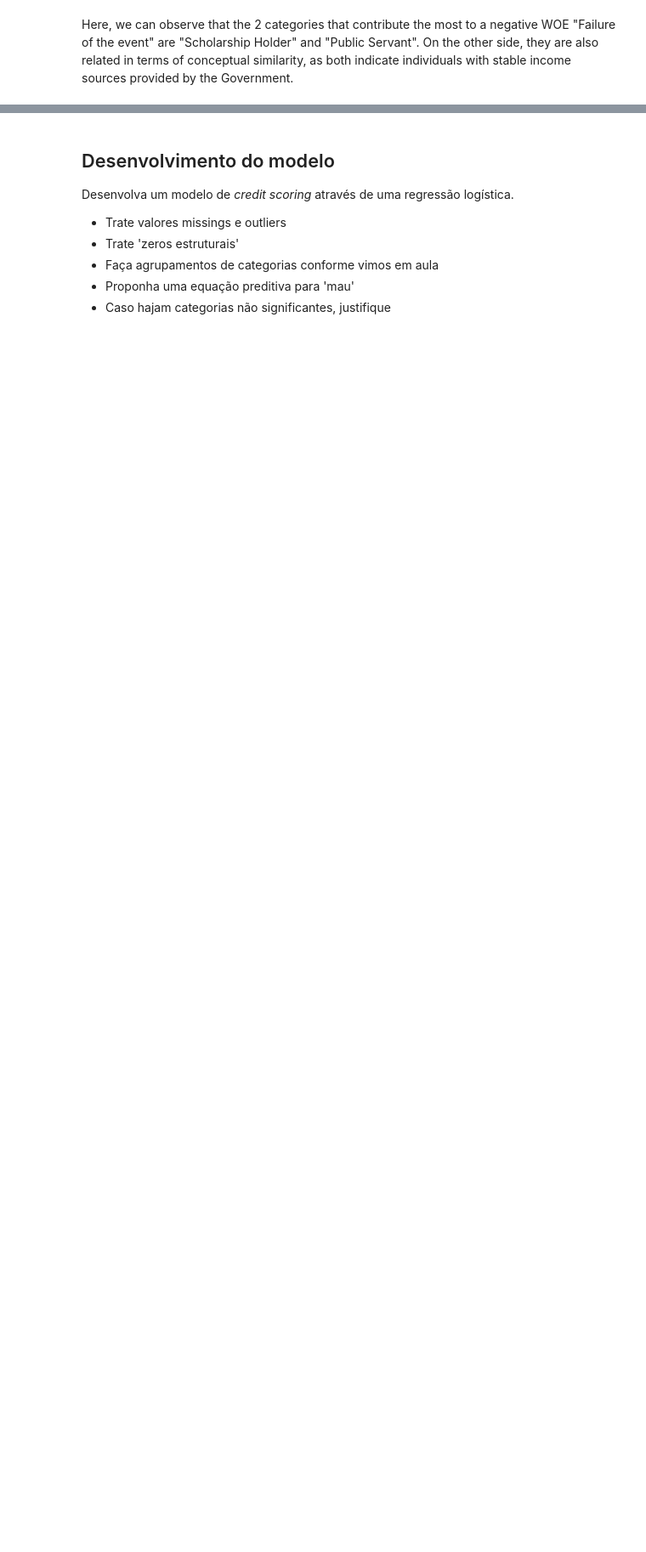
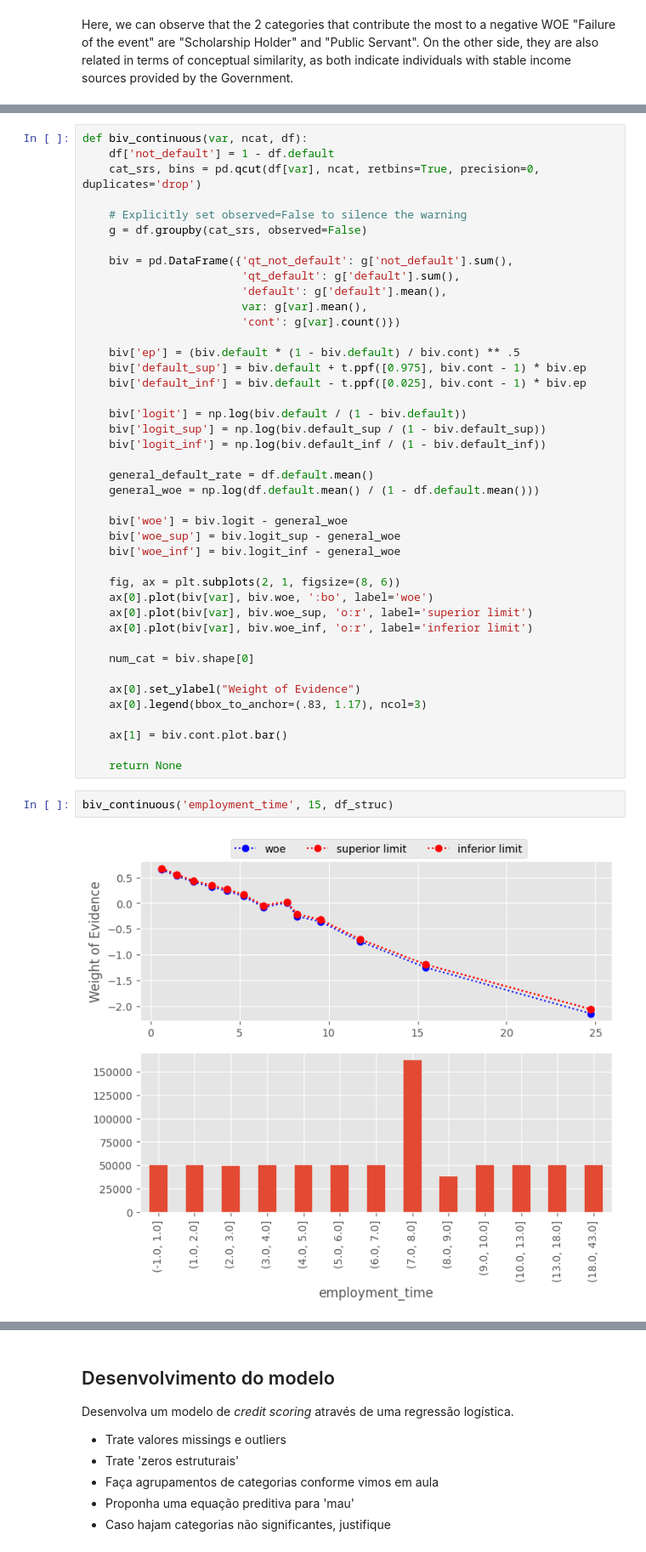
Before and after one commit to PedroHang/Credit-Scoring-Project, a Jupyter notebook: credit_scoring_original.ipynb, the cells around one changed output, grey strips where cells are left out. Shown at 85% size. Drawn from its saved outputs; the diff is of its cells as text; blank space fills up the shorter version.

```diff
--- a/credit_scoring_original.ipynb
+++ b/credit_scoring_original.ipynb
@@ -967,0 +1005,46 @@ biv_discrete('income_type', df_struc)
+# %%
+def biv_continuous(var, ncat, df):
+    df['not_default'] = 1 - df.default
+    cat_srs, bins = pd.qcut(df[var], ncat, retbins=True, precision=0, duplicates='drop')
+
+    # Explicitly set observed=False to silence the warning
+    g = df.groupby(cat_srs, observed=False)
+
+    biv = pd.DataFrame({'qt_not_default': g['not_default'].sum(),
+                        'qt_default': g['default'].sum(),
+                        'default': g['default'].mean(),
+                        var: g[var].mean(),
+                        'cont': g[var].count()})
+
+    biv['ep'] = (biv.default * (1 - biv.default) / biv.cont) ** .5
+    biv['default_sup'] = biv.default + t.ppf([0.975], biv.cont - 1) * biv.ep
+    biv['default_inf'] = biv.default - t.ppf([0.025], biv.cont - 1) * biv.ep
+
+    biv['logit'] = np.log(biv.default / (1 - biv.default))
+    biv['logit_sup'] = np.log(biv.default_sup / (1 - biv.default_sup))
+    biv['logit_inf'] = np.log(biv.default_inf / (1 - biv.default_inf))
+
+    general_default_rate = df.default.mean()
+    general_woe = np.log(df.default.mean() / (1 - df.default.mean()))
+
+    biv['woe'] = biv.logit - general_woe
+    biv['woe_sup'] = biv.logit_sup - general_woe
+    biv['woe_inf'] = biv.logit_inf - general_woe
+
+    fig, ax = plt.subplots(2, 1, figsize=(8, 6))
+    ax[0].plot(biv[var], biv.woe, ':bo', label='woe')
+    ax[0].plot(biv[var], biv.woe_sup, 'o:r', label='superior limit')
+    ax[0].plot(biv[var], biv.woe_inf, 'o:r', label='inferior limit')
+
+    num_cat = biv.shape[0]
+
+    ax[0].set_ylabel("Weight of Evidence")
+    ax[0].legend(bbox_to_anchor=(.83, 1.17), ncol=3)
+
+    ax[1] = biv.cont.plot.bar()
+
+    return None
+# %%
+biv_continuous('employment_time', 15, df_struc)
+# %% [output]
+[figure, added]
```
Also changed, not shown: parts of 10 cells of this notebook.
